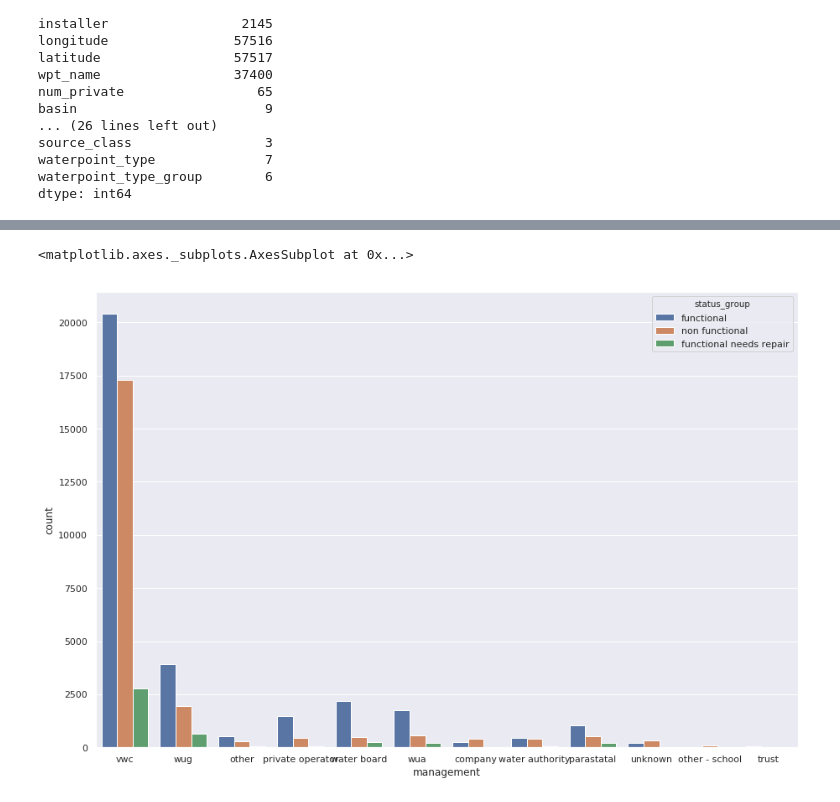
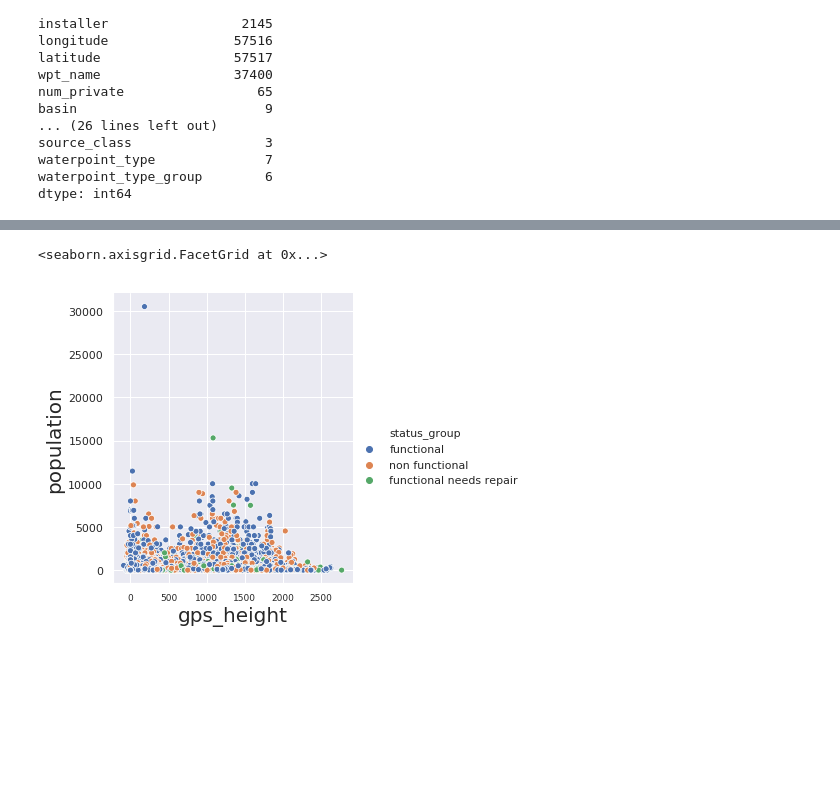
Before and after one commit to rebeccaarmbruster/pump-it-up, a Jupyter notebook: Graphs_&_Plots.ipynb, the cells around one changed output, grey strips where cells are left out. Cells and saved outputs as stored; diff of their text form; code cells hidden in the pictures; blank space fills up the shorter version.

```diff
--- a/Graphs_&_Plots.ipynb
+++ b/Graphs_&_Plots.ipynb
@@ -5,6 +5,10 @@ import seaborn as sns
 import matplotlib.pyplot as plt
 import numpy as np
 from mpl_toolkits.basemap import Basemap
+from matplotlib import rcParams
+
+plt.rcParams["figure.figsize"] = (15, 10)
+plt.rcParams["xtick.labelsize"] = 9
 
 dataset = pd.read_csv('Training_set.csv', sep = ";")
 dataset.head()
@@ -36,6 +40,3 @@ source_class                 3
 waterpoint_type              7
 waterpoint_type_group        6
 dtype: int64
-# %%
-sns.set(rc={'figure.figsize':(15,10)})
-sns.countplot(data= dataset, x='water_quality', hue='status_group')
@@ -74,0 +87,13 @@ sns.countplot(data= dataset, x='waterpoint_type', hue='status_group')
+# %%
+bin_construction = [1959,1979,1999,2013]
+category = pd.cut(dataset['construction_year'],bin_construction)
+dataset['construction_year'] = category
+sns.countplot(data= dataset, x='construction_year', hue='status_group')
+plt.title('Waterpumps over the years')
+plt.ylabel('Amount of Waterpumps', fontsize=12)
+plt.xlabel('Constrcution Year', fontsize=12)
+
+#with sns.axes_style('white'):
+ #   g = sns.factorplot("construction_year", data= category, aspect=2,
+  #                     kind="count", color='steelblue')
+   # g.set_xticklabels(step=10)
@@ -75,5 +103,5 @@ sns.countplot(data= dataset, x='waterpoint_type', hue='status_group')
 # %%
-sns.countplot(data= dataset, x='management', hue='status_group')
+sns.relplot(data= dataset, x='gps_height',y ='population', hue='status_group')
 # %% [output]
-<matplotlib.axes._subplots.AxesSubplot at 0x...>
+<seaborn.axisgrid.FacetGrid at 0x...>
-[figure, old version]
+[figure, new version]
```
Also changed, not shown: parts of 27 cells of this notebook.
